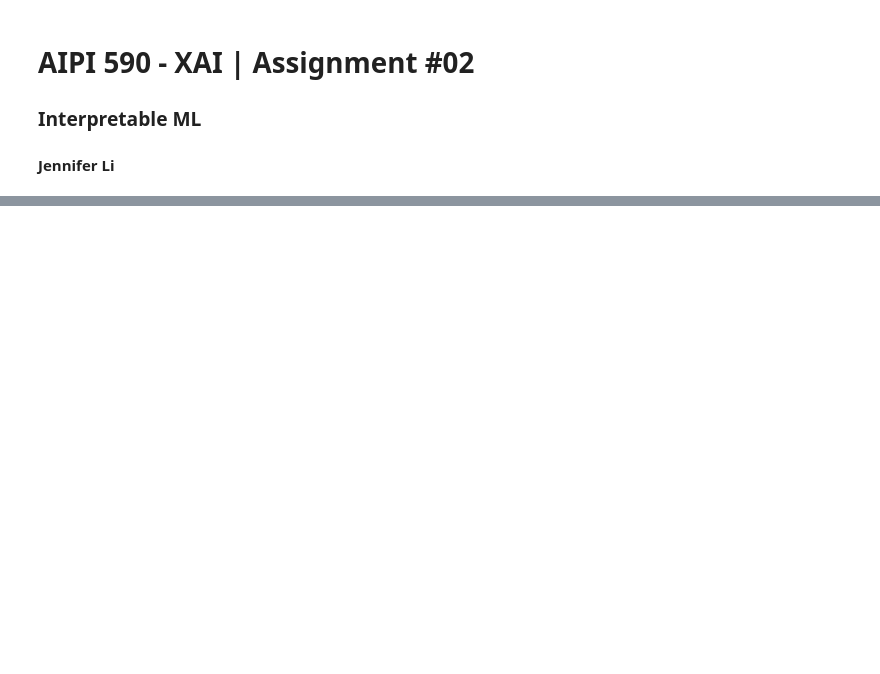
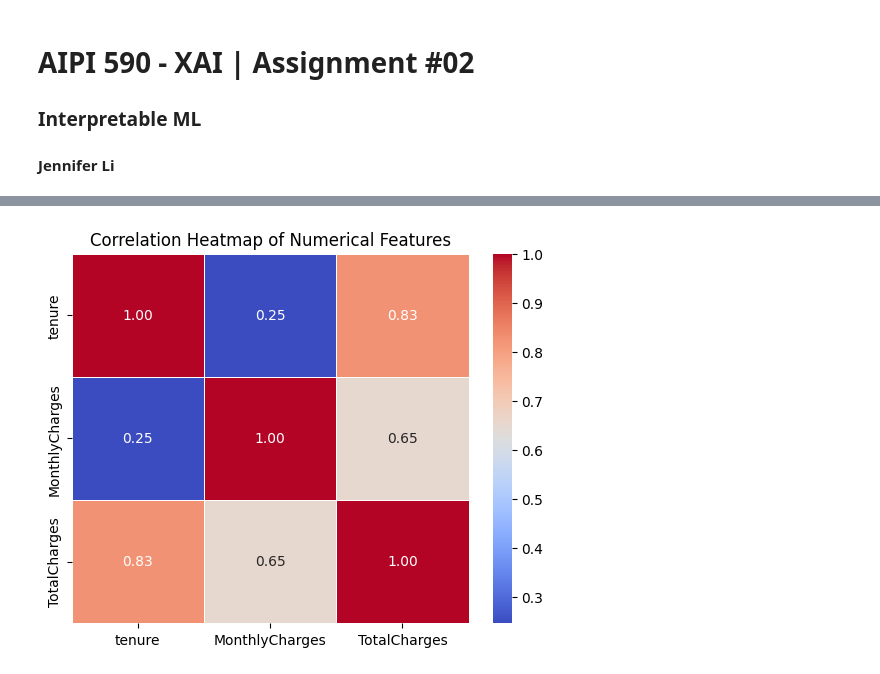
Before and after one commit to Jenniferli6/XAI_Interpretable_ML, a Jupyter notebook: XAI_Interpretable_ML.ipynb, the cells around one changed output, grey strips where cells are left out. Drawn from its saved outputs; the diff is of its cells as text; code cells hidden in the pictures; blank space fills up the shorter version.

```diff
--- a/XAI_Interpretable_ML.ipynb
+++ b/XAI_Interpretable_ML.ipynb
@@ -56,0 +324,8 @@ userdata.get('secretName')
+# %%
+# For Numerical Features with Target Variable
+
+sns.heatmap(df[num_var].corr(), annot=True, cmap='coolwarm', fmt='.2f', linewidths=0.5)
+plt.title('Correlation Heatmap of Numerical Features')
+plt.show()
+# %% [output]
+[figure, added]
```
Also changed, not shown: parts of 115 cells of this notebook.
